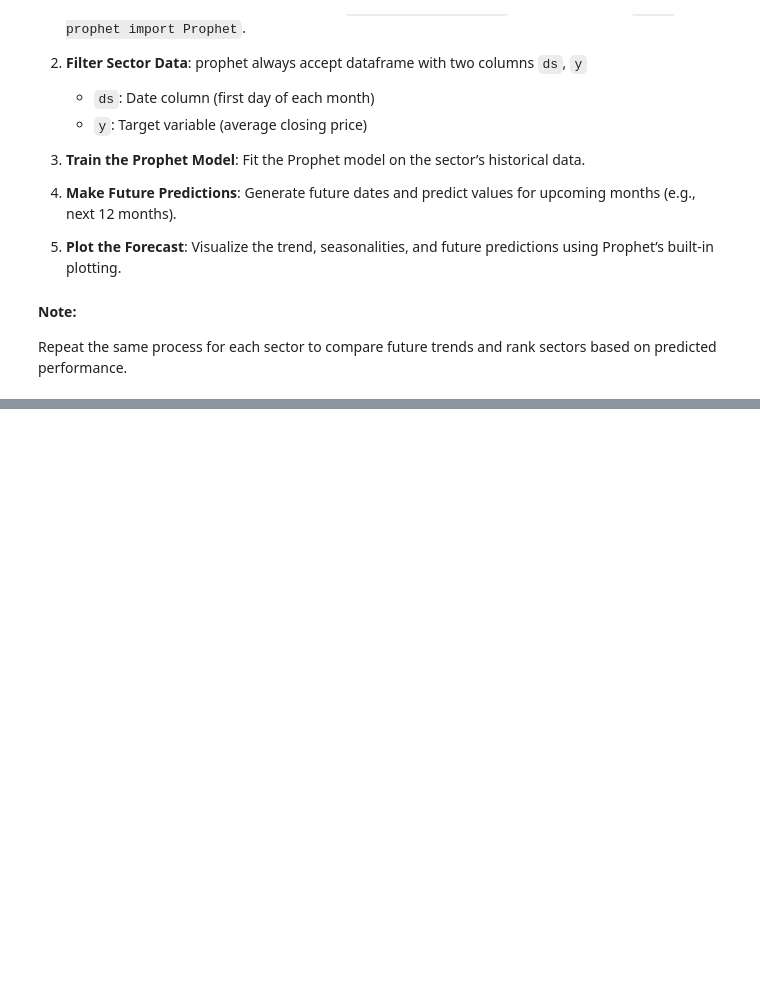
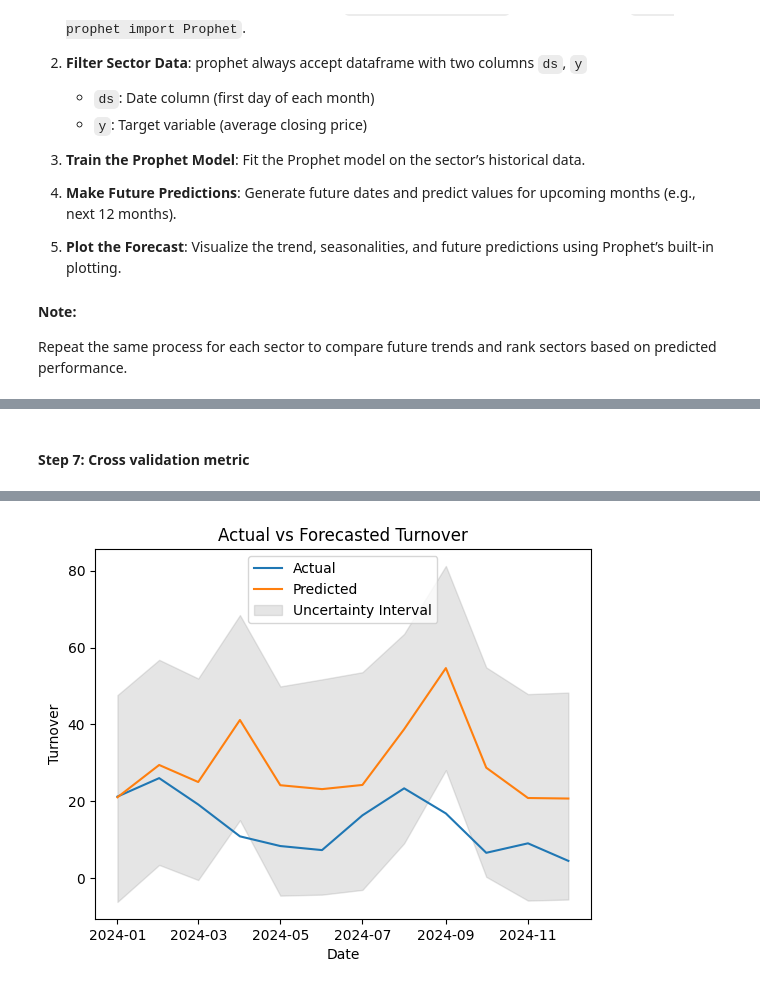
Before and after one commit to AsifZaman777/Sectoral-performance-prediction, a Jupyter notebook: SPF.ipynb, the cells around one changed output, grey strips where cells are left out. Drawn from its saved outputs; the diff is of its cells as text; code cells hidden in the pictures; blank space fills up the shorter version.

Commit message:
added error metric

```diff
--- a/SPF.ipynb
+++ b/SPF.ipynb
@@ -443,0 +448,75 @@ plt.show()
+# %% [markdown]
+#### Step 7: Cross validation metric
+# %%
+import pandas as pd
+import numpy as np
+from prophet import Prophet
+from sklearn.metrics import mean_absolute_error, mean_squared_error
+
+#show all rows
+pd.set_option('display.max_rows', 80000)
+
+# Filter data for BANK sector
+bank_df = monthly_avg_df[monthly_avg_df['Sector'] == 'CEMENT'][['Year', 'Month', 'Avg_Turnover(mn)']].copy()
+# Create a 'ds' column with last day of each month
+bank_df['ds'] = pd.to_datetime(bank_df['Year'].astype(str) + '-' + bank_df['Month'].astype(str).str.zfill(2) + '-01')
+bank_df['y'] = bank_df['Avg_Turnover(mn)']
+
+# Keep only the required columns
+prophet_df = bank_df[['ds', 'y']]
+
+# Split into training and test sets
+train_data = prophet_df[prophet_df['ds'] < '2024-01-01']
+test_data = prophet_df[(prophet_df['ds'] >= '2024-01-01') & (prophet_df['ds'] <= '2024-12-01')]
+
+# Initialize the Prophet model
+model = Prophet()
+model.add_country_holidays(country_name='BD')
+model.add_seasonality(name='monthly', period=30.5, fourier_order=5)
+model.fit(train_data)
+
+# Create future dataframe and forecast
+future = model.make_future_dataframe(periods=12, freq='MS')
+forecast = model.predict(future)
+
+# Filter forecast to 2024 only
+forecast_2024 = forecast[(forecast['ds'] >= '2024-01-01') & (forecast['ds'] <= '2024-12-01')][['ds', 'yhat', 'yhat_lower', 'yhat_upper']]
+
+# Merge forecast with actual test data
+merged = pd.merge(test_data[['ds', 'y']], forecast_2024, on='ds')
+
+
+
+print(test_data)
+print(merged)
+
+
+
+# Calculate metrics
+mae = mean_absolute_error(merged['y'], merged['yhat'])
+rmse = np.sqrt(mean_squared_error(merged['y'], merged['yhat']))
+coverage = np.mean(
+    (merged['y'] >= merged['yhat_lower']) &
+    (merged['y'] <= merged['yhat_upper'])
+) *100 #coverage means how much the forecasted value covers the actual value
+
+
+
+# Print results
+print(f"MAE: {mae:.2f}")
+print(f"RMSE: {rmse:.2f}")
+print(f"Coverage: {coverage:.2f}")
+
+
+
+import matplotlib.pyplot as plt
+
+plt.plot(merged['ds'], merged['y'], label='Actual')
+plt.plot(merged['ds'], merged['yhat'], label='Predicted')
+plt.fill_between(merged['ds'], merged['yhat_lower'], merged['yhat_upper'], color='gray', alpha=0.2, label='Uncertainty Interval')
+plt.legend()
+plt.title('Actual vs Forecasted Turnover')
+plt.xlabel('Date')
+plt.ylabel('Turnover')
+plt.show()
+# %% [output]
@@ -443,0 +542 @@ plt.show()
+[figure, added]
```
Also changed, not shown: parts of 7 cells of this notebook.
